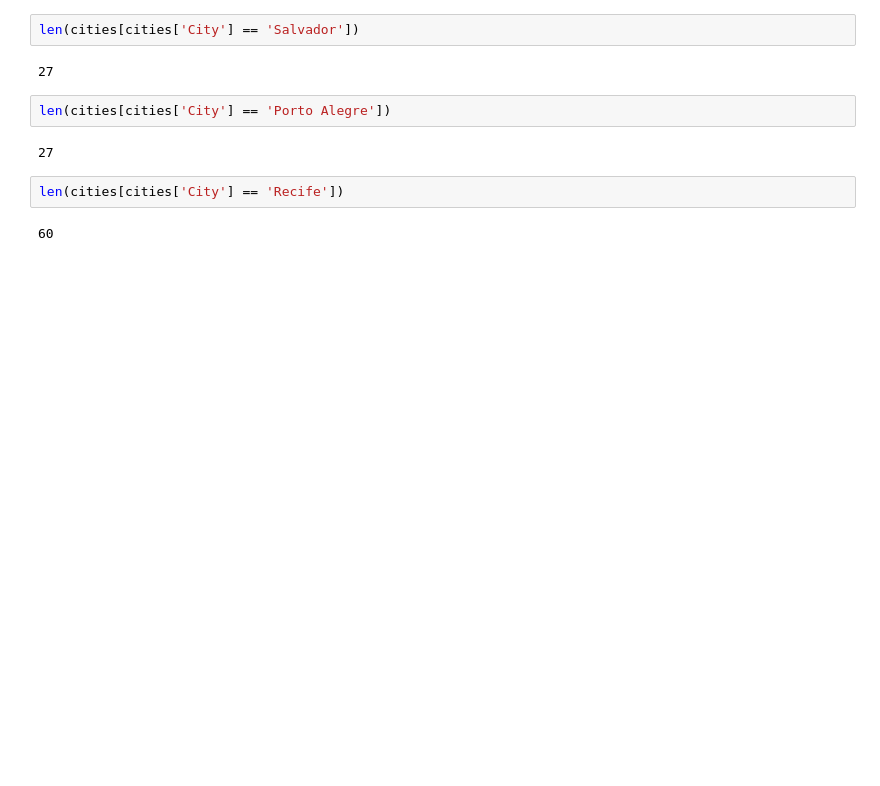
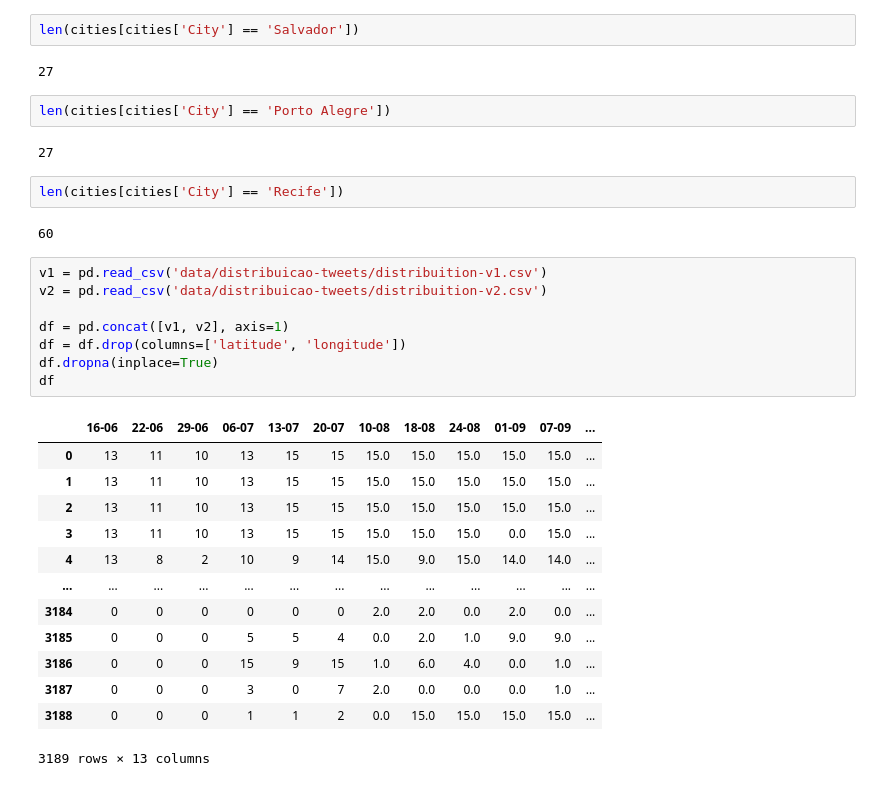
Before and after one commit to brunomarram/tcc-ufv, a Jupyter notebook: src/analysis/testes.ipynb, the cells around one changed output. Drawn from its saved outputs; the diff is of its cells as text; blank space fills up the shorter version.

```diff
--- a/src/analysis/testes.ipynb
+++ b/src/analysis/testes.ipynb
@@ -34,3 +34,25 @@ len(cities[cities['City'] == 'Porto Alegre'])
 len(cities[cities['City'] == 'Recife'])
 # %% [output]
 60
+# %%
+v1 = pd.read_csv('data/distribuicao-tweets/distribuition-v1.csv')
+v2 = pd.read_csv('data/distribuicao-tweets/distribuition-v2.csv')
+
+df = pd.concat([v1, v2], axis=1)
+df = df.drop(columns=['latitude', 'longitude'])
+df.dropna(inplace=True)
+df
+# %% [output]
+|  | 16-06 | 22-06 | 29-06 | 06-07 | 13-07 | 20-07 | 10-08 | 18-08 | 24-08 | 01-09 | 07-09 | ... |
+| 0 | 13 | 11 | 10 | 13 | 15 | 15 | 15.0 | 15.0 | 15.0 | 15.0 | 15.0 | ... |
+| 1 | 13 | 11 | 10 | 13 | 15 | 15 | 15.0 | 15.0 | 15.0 | 15.0 | 15.0 | ... |
+| 2 | 13 | 11 | 10 | 13 | 15 | 15 | 15.0 | 15.0 | 15.0 | 15.0 | 15.0 | ... |
+| 3 | 13 | 11 | 10 | 13 | 15 | 15 | 15.0 | 15.0 | 15.0 | 0.0 | 15.0 | ... |
+| 4 | 13 | 8 | 2 | 10 | 9 | 14 | 15.0 | 9.0 | 15.0 | 14.0 | 14.0 | ... |
+| ... | ... | ... | ... | ... | ... | ... | ... | ... | ... | ... | ... | ... |
+| 3184 | 0 | 0 | 0 | 0 | 0 | 0 | 2.0 | 2.0 | 0.0 | 2.0 | 0.0 | ... |
+| 3185 | 0 | 0 | 0 | 5 | 5 | 4 | 0.0 | 2.0 | 1.0 | 9.0 | 9.0 | ... |
+| 3186 | 0 | 0 | 0 | 15 | 9 | 15 | 1.0 | 6.0 | 4.0 | 0.0 | 1.0 | ... |
+| 3187 | 0 | 0 | 0 | 3 | 0 | 7 | 2.0 | 0.0 | 0.0 | 0.0 | 1.0 | ... |
+| 3188 | 0 | 0 | 0 | 1 | 1 | 2 | 0.0 | 15.0 | 15.0 | 15.0 | 15.0 | ... |
+3189 rows × 13 columns
```
Also changed, not shown: parts of 1 cell of this notebook, 4 other files.
